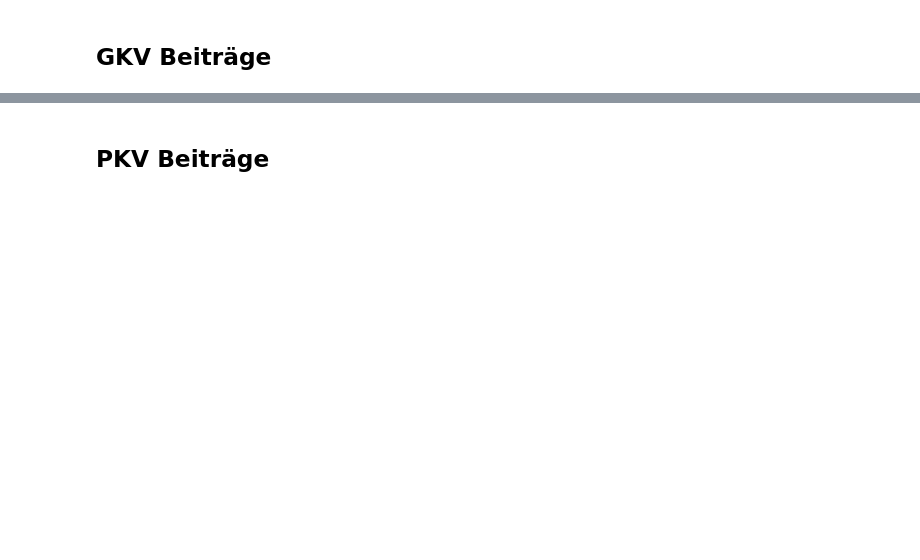
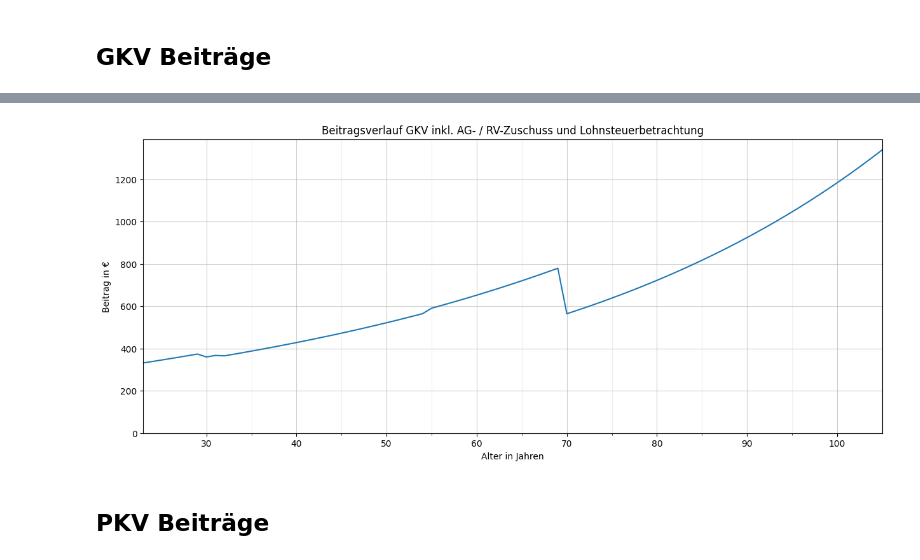
Before and after one commit to maxileith/pkv-kosten, a Jupyter notebook: notebook.ipynb, the cells around one changed output, grey strips where cells are left out. Cells and saved outputs as stored; diff of their text form; code cells hidden in the pictures; blank space fills up the shorter version.

```diff
--- a/notebook.ipynb
+++ b/notebook.ipynb
@@ -243,3 +292,25 @@ df
+# %%
+f, ax = plt.subplots(1)
+f.set_size_inches((15, 6))
+
+plt.plot(df['Alter'], df['GKV: Beitrag inkl. Zuschüsse inkl. LS'])
+
+ax.set_ylim(bottom=0)
+ax.set_xlim(left=EINTRITTSALTER)
+ax.set_xlim(right=ENDALTER)
+
+ax.set_title(f'Beitragsverlauf GKV inkl. AG- / RV-Zuschuss und Lohnsteuerbetrachtung')
+ax.set_xlabel('Alter in Jahren')
+ax.set_ylabel('Beitrag in €')
+
+ax.set_xticks(major_ticks)
+ax.set_xticks(minor_ticks, minor=True)
+ax.grid(which='minor', alpha=0.2)
+ax.grid(which='major', alpha=0.6)
+
+plt.show()
+# %% [output]
+[figure, added]
 # %% [markdown]
 ## PKV Beiträge
 # %%
```
Also changed, not shown: parts of 16 cells of this notebook.
